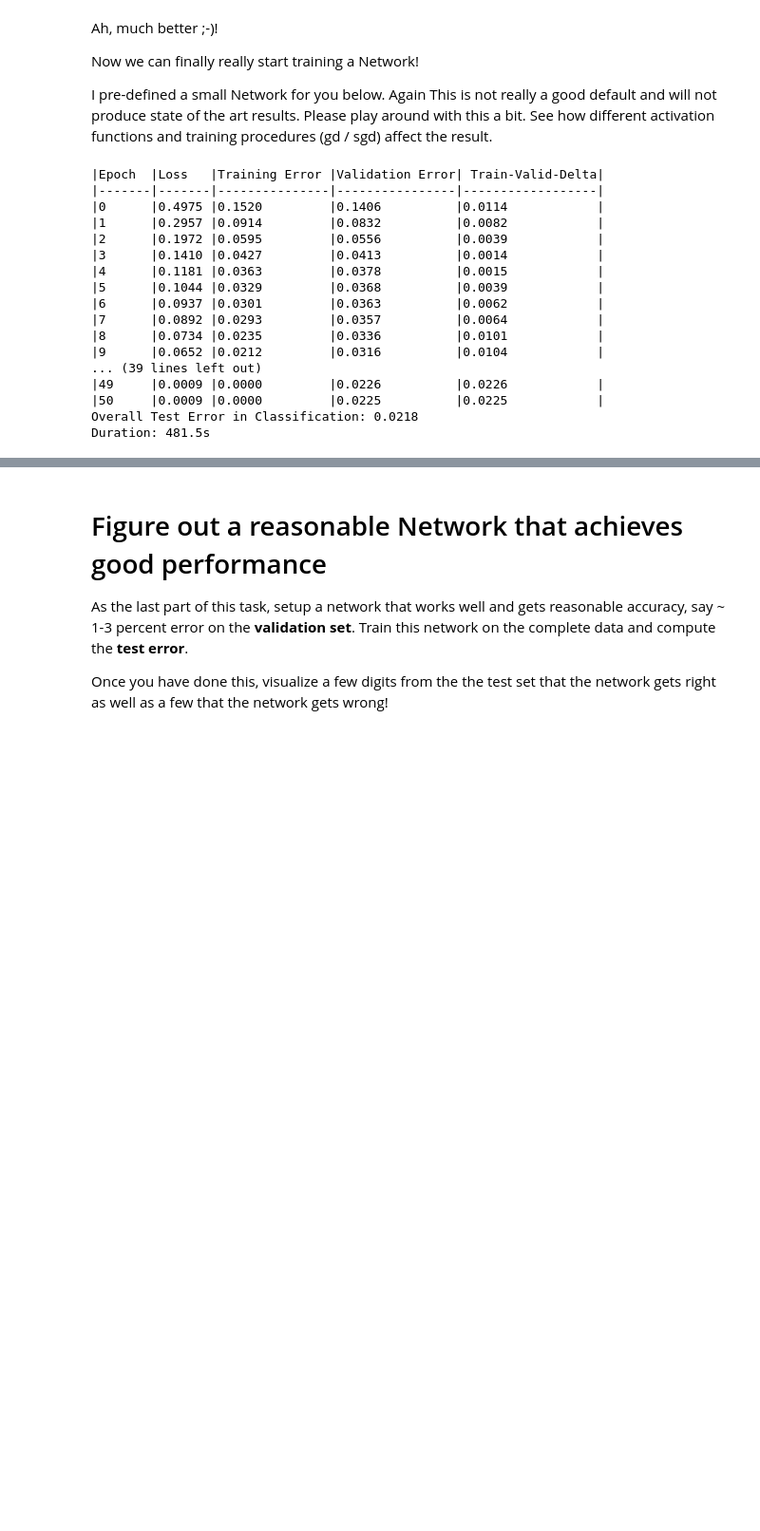
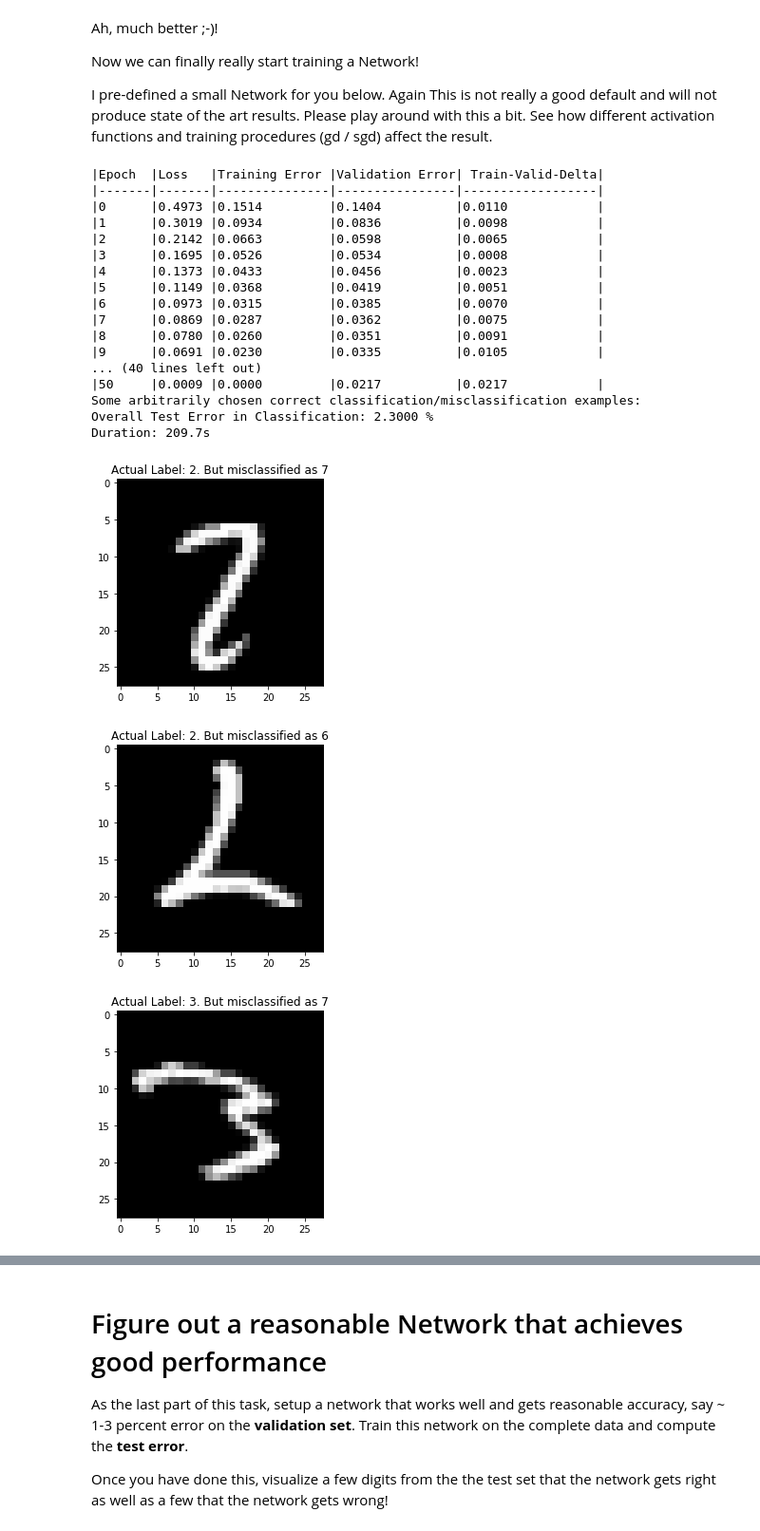
Before and after one commit to Teslatic/Deep-Learning-Lab-Course, a Jupyter notebook: Exercise 1/exercise_1.ipynb, the cells around one changed output, grey strips where cells are left out. Shown at 95% size. Cells and saved outputs as stored; diff of their text form; code cells hidden in the pictures; blank space fills up the shorter version.

Commit message:
version1.1, added misclassification printout

```diff
--- a/Exercise 1/exercise_1.ipynb
+++ b/Exercise 1/exercise_1.ipynb
@@ -744,6 +755,7 @@ layers.append(FullyConnectedLayer(
                 init_stddev=0.01,
                 activation_fun=Activation('relu')
 ))
+
 layers.append(FullyConnectedLayer(
                 layers[-1],
                 num_units=10,
@@ -755,6 +767,9 @@ layers.append(FullyConnectedLayer(
 layers.append(SoftmaxOutput(layers[-1]))
 #layers.append(LinearOutput(layers[-1]))
 
+### some lists for logging
+list_classified = []
+list_misclassified = []
 list_train_error = []
 list_train_loss = []
 list_validation_error = []
@@ -763,47 +778,51 @@ list_delta_val_train = []
 
 nn = NeuralNetwork(layers)
 # Train neural network
 print("|Epoch\t|Loss\t|Training Error\t|Validation Error| Train-Valid-Delta|")
 print("|-------|-------|---------------|----------------|------------------|")
 t0 = time.time()
 nn.train(X_train, y_train, Xvalid=Xvalid, Yvalid=Yvalid ,learning_rate=0.1, max_epochs=50, batch_size=64, y_one_hot=True)
-test_error = nn.classification_error(Xtest,Ytest)
-print("Overall Test Error in Classification: {:.4f}".format(test_error))
+print("Some arbitrarily chosen correct classification/misclassification examples:")
+test_error = nn.classification_error(Xtest,Ytest, CHECK_MISCLASSIFICATION=True) *100
+print("Overall Test Error in Classification: {:.4f} %".format(test_error))
 t1 = time.time()
 print('Duration: {:.1f}s'.format(t1-t0))
 
 ### plotting stuff
 plt.figure()
 plt.plot(list_epochs, list_train_error  ,'red',label="Training Error")
 plt.plot(list_epochs, list_validation_error,'blue', label="Validation Error")
 plt.xlabel("Epoch")
 plt.ylabel("Error")
 plt.axis([-1, len(list_epochs), 0, 0.25])
 plt.legend()
 plt.show()
 
 plt.figure()
 plt.plot(list_epochs, list_train_loss, 'red', label="Loss")
 plt.xlabel("Epoch")
 plt.ylabel("Loss")
 plt.axis([-1, len(list_epochs), 0, 1])
 plt.legend()
 plt.show()
 # %% [output]
 |Epoch  |Loss   |Training Error |Validation Error| Train-Valid-Delta|
 |-------|-------|---------------|----------------|------------------|
-|0      |0.4975 |0.1520         |0.1406          |0.0114            |
-|1      |0.2957 |0.0914         |0.0832          |0.0082            |
-|2      |0.1972 |0.0595         |0.0556          |0.0039            |
-|3      |0.1410 |0.0427         |0.0413          |0.0014            |
-|4      |0.1181 |0.0363         |0.0378          |0.0015            |
-|5      |0.1044 |0.0329         |0.0368          |0.0039            |
-|6      |0.0937 |0.0301         |0.0363          |0.0062            |
-|7      |0.0892 |0.0293         |0.0357          |0.0064            |
-|8      |0.0734 |0.0235         |0.0336          |0.0101            |
-|9      |0.0652 |0.0212         |0.0316          |0.0104            |
-... (39 lines left out)
-|49     |0.0009 |0.0000         |0.0226          |0.0226            |
-|50     |0.0009 |0.0000         |0.0225          |0.0225            |
-Overall Test Error in Classification: 0.0218
-Duration: 481.5s
+|0      |0.4973 |0.1514         |0.1404          |0.0110            |
+|1      |0.3019 |0.0934         |0.0836          |0.0098            |
+|2      |0.2142 |0.0663         |0.0598          |0.0065            |
+|3      |0.1695 |0.0526         |0.0534          |0.0008            |
+|4      |0.1373 |0.0433         |0.0456          |0.0023            |
+|5      |0.1149 |0.0368         |0.0419          |0.0051            |
+|6      |0.0973 |0.0315         |0.0385          |0.0070            |
+|7      |0.0869 |0.0287         |0.0362          |0.0075            |
+|8      |0.0780 |0.0260         |0.0351          |0.0091            |
+|9      |0.0691 |0.0230         |0.0335          |0.0105            |
+... (40 lines left out)
+|50     |0.0009 |0.0000         |0.0217          |0.0217            |
+Some arbitrarily chosen correct classification/misclassification examples:
+Overall Test Error in Classification: 2.3000 %
+Duration: 209.7s
+[figure, added]
+[figure, added]
+[figure, added]
```
Also changed, not shown: parts of 3 cells of this notebook.
